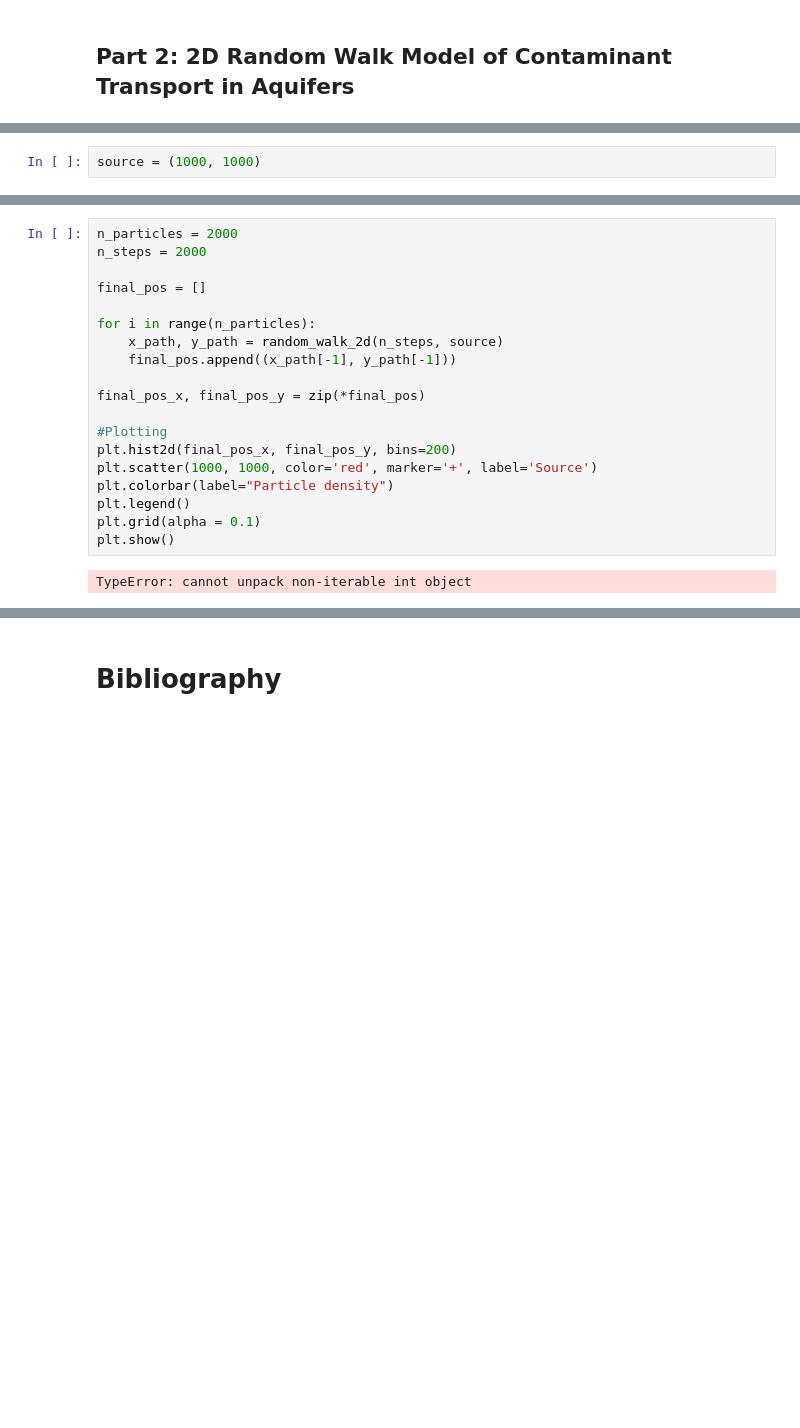
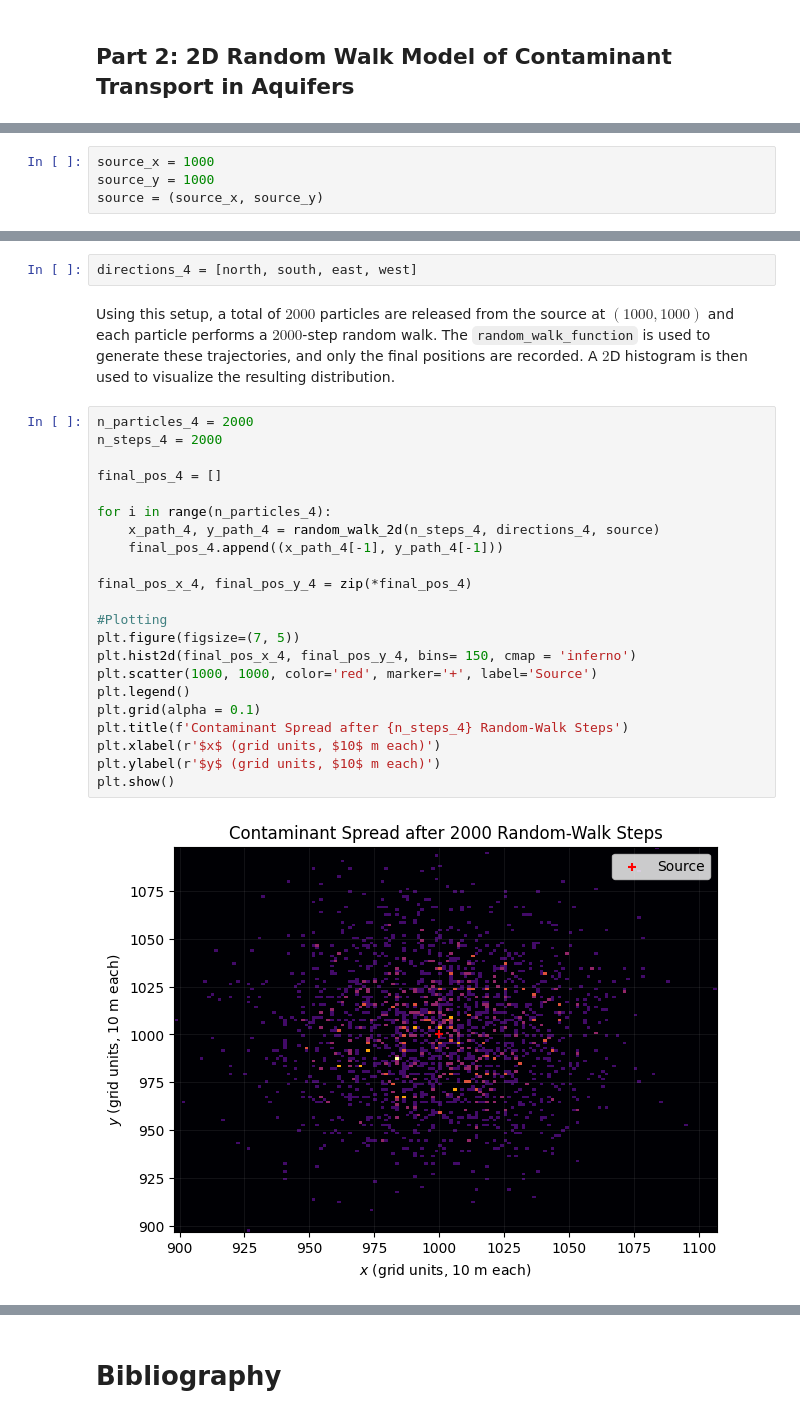
Before and after one commit to simengaasland/MOD510-Projects, a Jupyter notebook: Project 4/Project4_Report.ipynb, the cells around one changed output, grey strips where cells are left out. Cells and saved outputs as stored; diff of their text form; blank space fills up the shorter version.

```diff
--- a/Project 4/Project4_Report.ipynb
+++ b/Project 4/Project4_Report.ipynb
@@ -810,3 +812,5 @@ The slow-diffusion case produces a mostly symmetric spread around the center, wh
 # %%
-source = (1000, 1000)
+source_x = 1000
+source_y = 1000
+source = (source_x, source_y)
 # %% [markdown]
@@ -825,21 +826,28 @@ The minimum time required for the contaminant to reach 10 km is 1000.0 years
+# %%
+directions_4 = [north, south, east, west]
+# %% [markdown]
+Using this setup, a total of $2000$ particles are released from the source at $(1000, 1000)$ and each particle performs a $2000$-step random walk. The `random_walk_function` is used to generate these trajectories, and only the final positions are recorded. A $2$D histogram is then used to visualize the resulting distribution.
 # %%
-n_particles = 2000
-n_steps = 2000
+n_particles_4 = 2000
+n_steps_4 = 2000
 
-final_pos = []
+final_pos_4 = []
 
-for i in range(n_particles):
-    x_path, y_path = random_walk_2d(n_steps, source)
-    final_pos.append((x_path[-1], y_path[-1]))
+for i in range(n_particles_4):
+    x_path_4, y_path_4 = random_walk_2d(n_steps_4, directions_4, source)
+    final_pos_4.append((x_path_4[-1], y_path_4[-1]))
 
-final_pos_x, final_pos_y = zip(*final_pos)
+final_pos_x_4, final_pos_y_4 = zip(*final_pos_4)
 
 #Plotting
-plt.hist2d(final_pos_x, final_pos_y, bins=200)
+plt.figure(figsize=(7, 5))
+plt.hist2d(final_pos_x_4, final_pos_y_4, bins= 150, cmap = 'inferno')
 plt.scatter(1000, 1000, color='red', marker='+', label='Source')
-plt.colorbar(label="Particle density")
 plt.legend()
 plt.grid(alpha = 0.1)
+plt.title(f'Contaminant Spread after {n_steps_4} Random-Walk Steps')
+plt.xlabel(r'$x$ (grid units, $10$ m each)')
+plt.ylabel(r'$y$ (grid units, $10$ m each)')
 plt.show()
 # %% [output]
-TypeError: cannot unpack non-iterable int object
+[figure, added]
```
Also changed, not shown: parts of 41 cells of this notebook.
